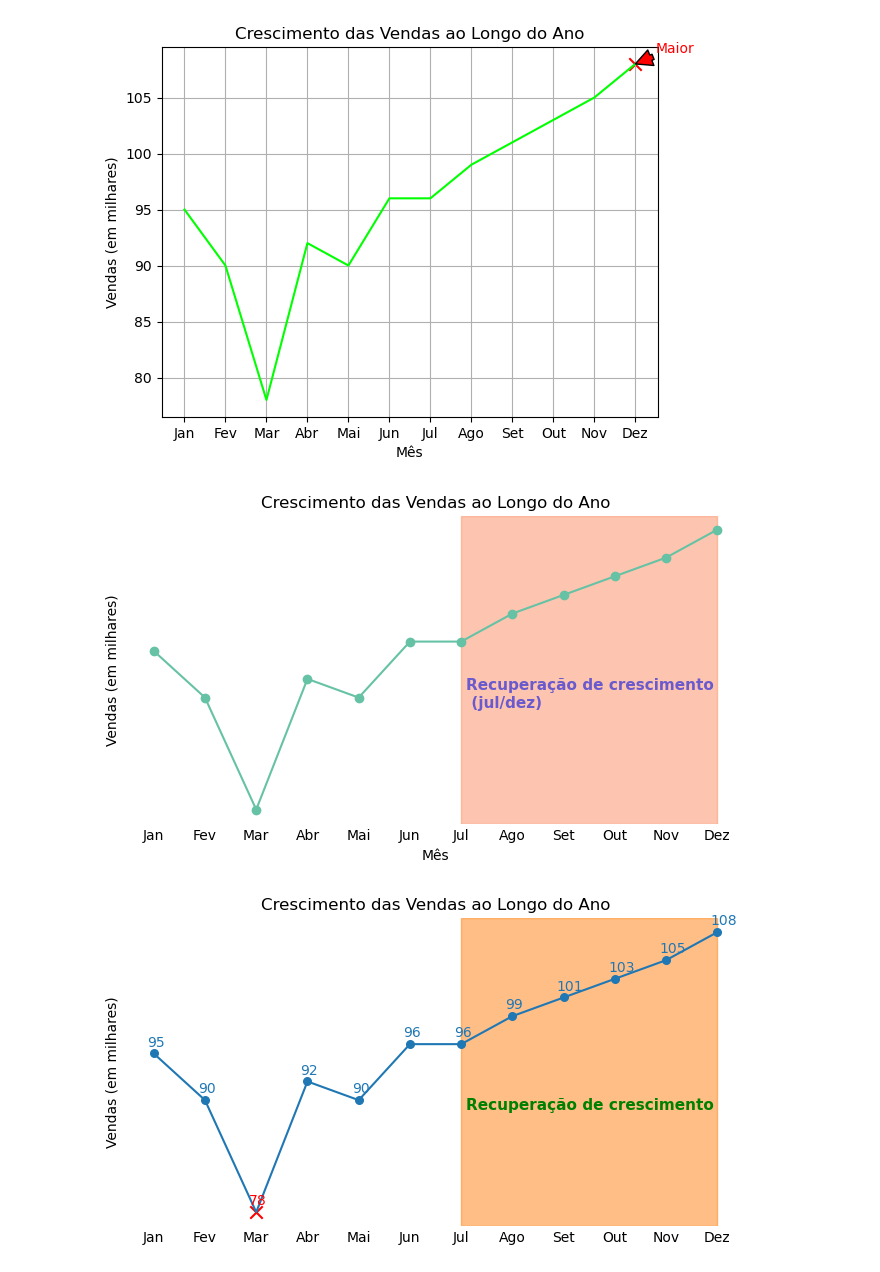
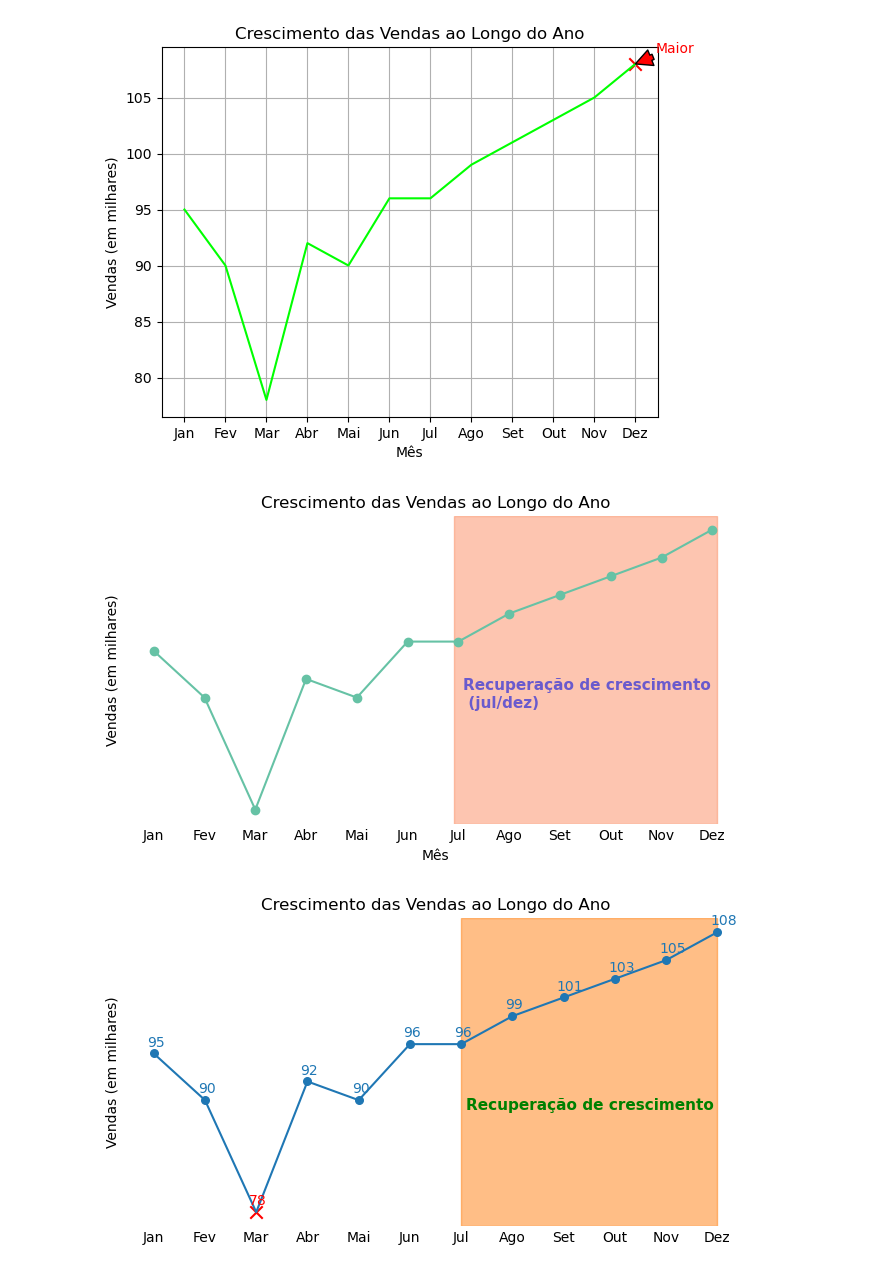
Before and after one commit to ikaromm/Matplotlib_Study, a Jupyter notebook: pyplot/line_plot.ipynb, the cells around one changed output. Drawn from its saved outputs; the diff is of its cells as text; code cells hidden in the pictures.

```diff
--- a/pyplot/line_plot.ipynb
+++ b/pyplot/line_plot.ipynb
@@ -100,35 +100,35 @@ meses = [
     "Set",
     "Out",
     "Nov",
     "Dez",
 ]
 vendas = [95, 90, 78, 92, 90, 96, 96, 99, 101, 103, 105, 108]
 
 # cycler para definir as cores
 cores = plt.get_cmap("Set2").colors
 ciclo_cores = cycler("color", cores)
 plt.rc("axes", prop_cycle=ciclo_cores)
 
 plt.figure(figsize=(8, 4))
 plt.plot(meses, vendas, marker="o")
 
 # adicionando um vspan para destacar o intervalo de meses com vendas a partir de julho
-plt.axvspan(6, 11, color=cores[1], alpha=0.5)
+plt.axvspan(5.92, 11.1, color=cores[1], alpha=0.5)
 
 # adicionando texto para destacar o intervalo de meses com vendas a partir de julho
 plt.text(6.1, 89, "Recuperação de crescimento \n (jul/dez)", fontsize=11, color= "slateblue", weight="bold")
 
 plt.xlabel("Mês")
 plt.ylabel("Vendas (em milhares)")
 plt.title("Crescimento das Vendas ao Longo do Ano")
 
 plt.yticks([])
 plt.tick_params(axis="x", length=0)
 plt.box(False)
 
 plt.show()
 # %% [output]
-[figure, old version]
+[figure, new version]
 # %%
 import matplotlib.pyplot as plt
 from cycler import cycler
```
Also changed, not shown: 2 other files.
